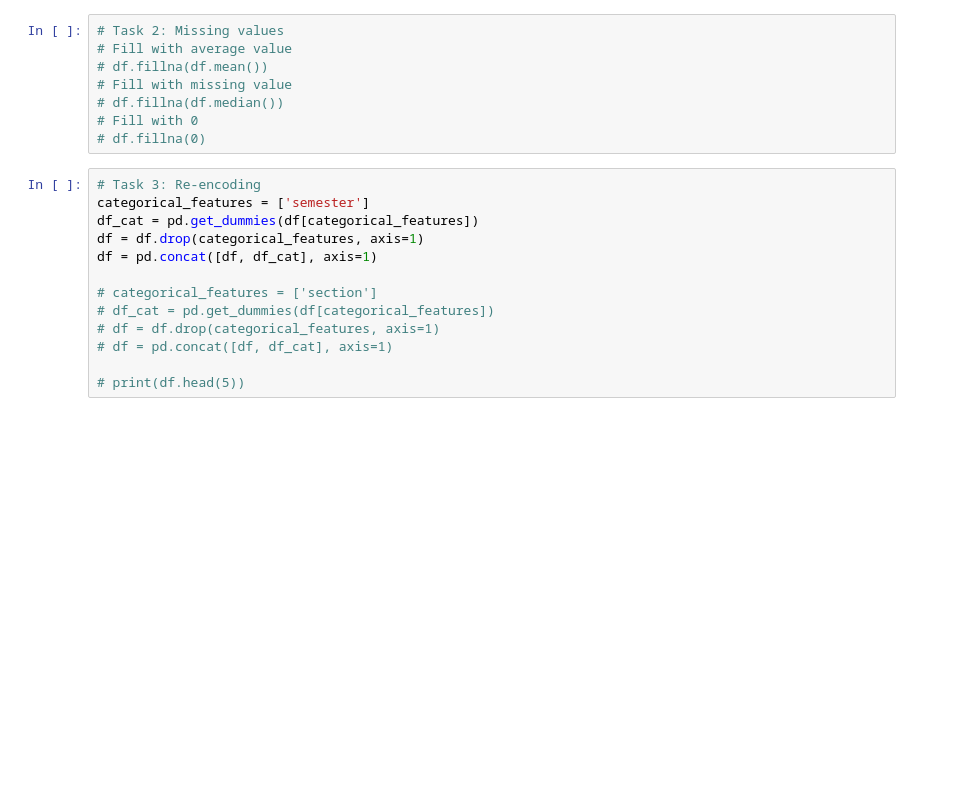
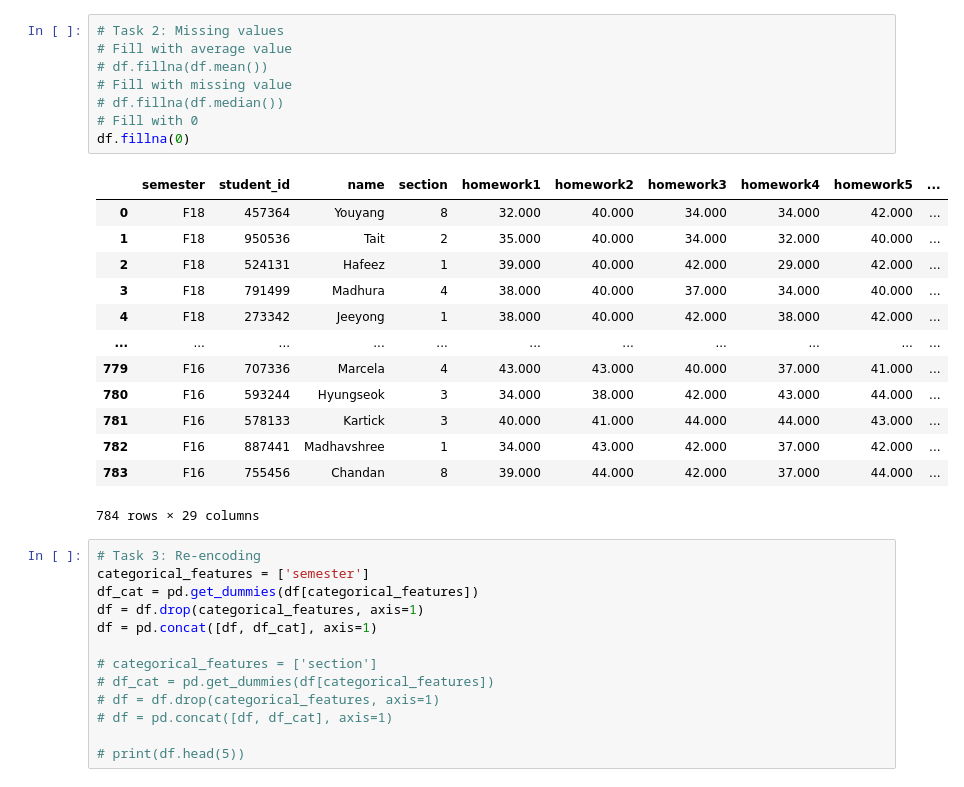
Before and after one commit to HennyJie/CS570-DataMining, a Jupyter notebook: hw1.ipynb, the cells around one changed output. Drawn from its saved outputs; the diff is of its cells as text; blank space fills up the shorter version.

```diff
--- a/hw1.ipynb
+++ b/hw1.ipynb
@@ -17,11 +34,25 @@ original csv shape:  (784, 29)
 # %%
 # Task 2: Missing values
 # Fill with average value
 # df.fillna(df.mean())
 # Fill with missing value
 # df.fillna(df.median())
 # Fill with 0
-# df.fillna(0)
+df.fillna(0)
+# %% [output]
+|  | semester | student_id | name | section | homework1 | homework2 | homework3 | homework4 | homework5 | ... |
+| 0 | F18 | 457364 | Youyang | 8 | 32.000 | 40.000 | 34.000 | 34.000 | 42.000 | ... |
+| 1 | F18 | 950536 | Tait | 2 | 35.000 | 40.000 | 34.000 | 32.000 | 40.000 | ... |
+| 2 | F18 | 524131 | Hafeez | 1 | 39.000 | 40.000 | 42.000 | 29.000 | 42.000 | ... |
+| 3 | F18 | 791499 | Madhura | 4 | 38.000 | 40.000 | 37.000 | 34.000 | 40.000 | ... |
+| 4 | F18 | 273342 | Jeeyong | 1 | 38.000 | 40.000 | 42.000 | 38.000 | 42.000 | ... |
+| ... | ... | ... | ... | ... | ... | ... | ... | ... | ... | ... |
+| 779 | F16 | 707336 | Marcela | 4 | 43.000 | 43.000 | 40.000 | 37.000 | 41.000 | ... |
+| 780 | F16 | 593244 | Hyungseok | 3 | 34.000 | 38.000 | 42.000 | 43.000 | 44.000 | ... |
+| 781 | F16 | 578133 | Kartick | 3 | 40.000 | 41.000 | 44.000 | 44.000 | 43.000 | ... |
+| 782 | F16 | 887441 | Madhavshree | 1 | 34.000 | 43.000 | 42.000 | 37.000 | 42.000 | ... |
+| 783 | F16 | 755456 | Chandan | 8 | 39.000 | 44.000 | 42.000 | 37.000 | 44.000 | ... |
+784 rows × 29 columns
 # %%
 # Task 3: Re-encoding
 categorical_features = ['semester']
```
Also changed, not shown: parts of 7 cells of this notebook.
